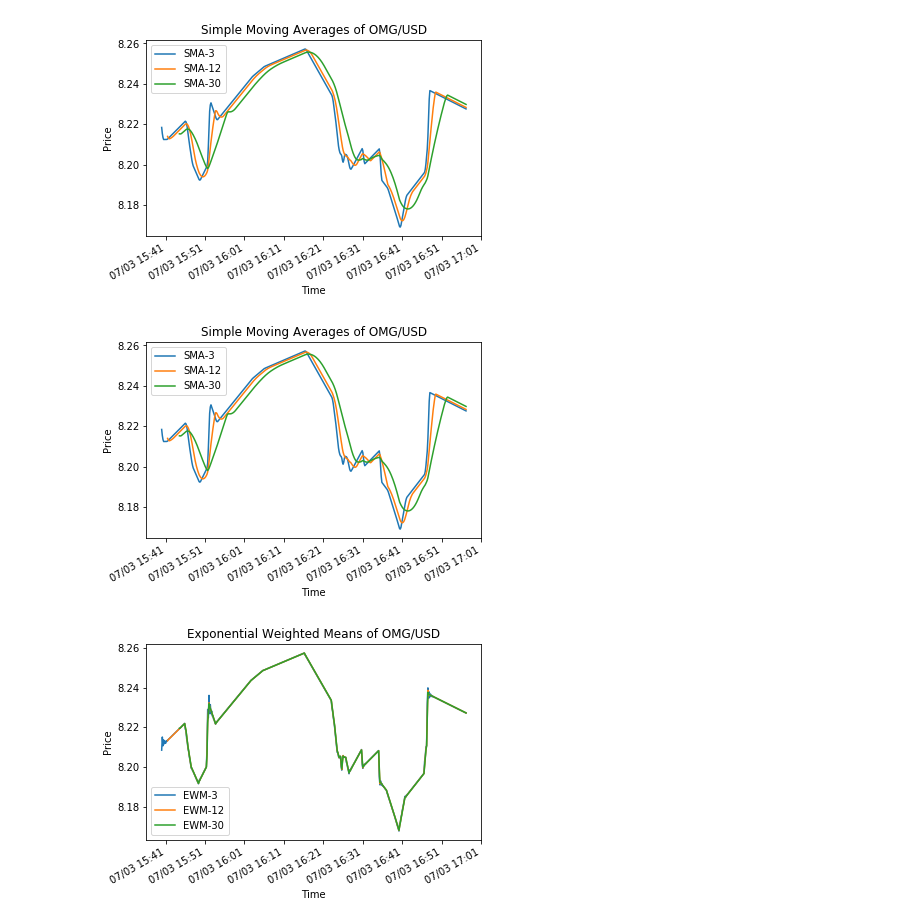
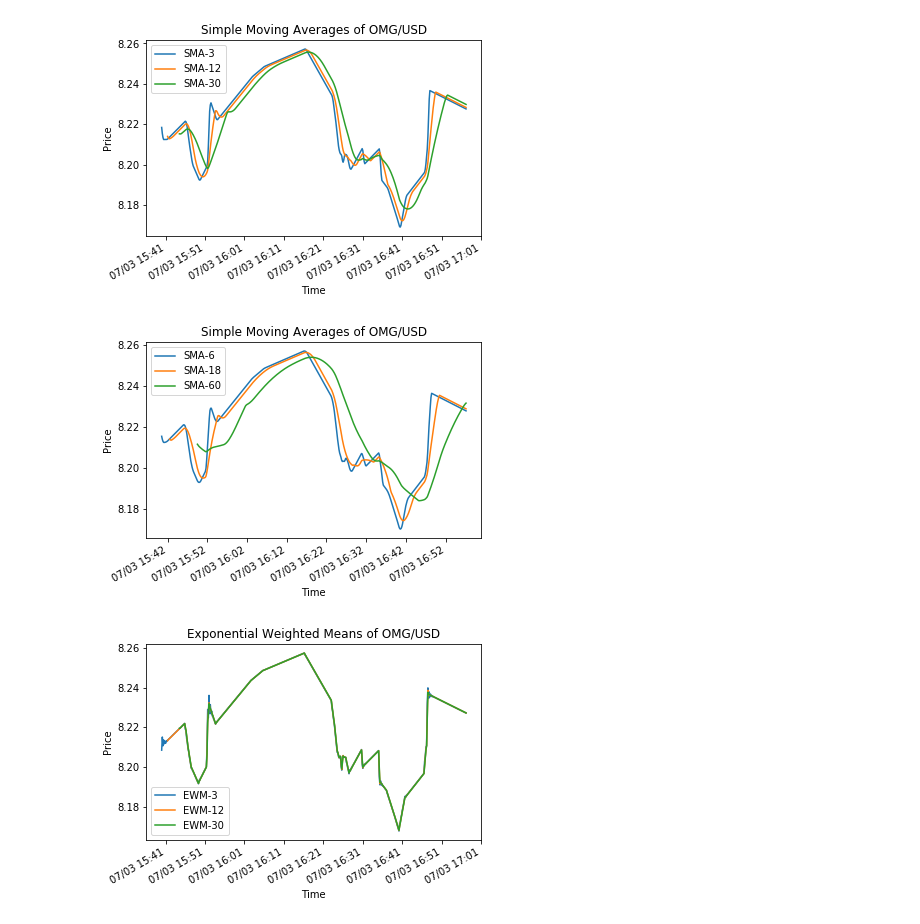
Before and after one commit to shlokKh/Crypto-Brus, a Jupyter notebook: Coin Data Analysis.ipynb, the cells around one changed output. Drawn from its saved outputs; the diff is of its cells as text; code cells hidden in the pictures.

```diff
--- a/Coin Data Analysis.ipynb
+++ b/Coin Data Analysis.ipynb
@@ -84,6 +84,6 @@ plt.show()
 # %%
 plt.figure(1)
-for i in [3, 12, 30]:
+for i in [6, 18, 60]:
     plt.plot(btc2.index.values, btc2['SMA-%s'%i])
 myFmt = mdates.DateFormatter('%m/%d %H:%M');
 ax = plt.axes();
@@ -128,19 +128,19 @@ plt.show()
 [figure]
 # %%
 plt.figure(1)
-for i in [3, 12, 30]:
+for i in [6, 18, 60]:
     plt.plot(omg2.index.values, omg2['SMA-%s'%i])
 myFmt = mdates.DateFormatter('%m/%d %H:%M');
 ax = plt.axes();
 ax.xaxis.set_major_formatter(myFmt);
 plt.gcf().autofmt_xdate();
 plt.title('Simple Moving Averages of OMG/USD')
 plt.xlabel('Time')
 plt.ylabel('Price')
 plt.legend()
 plt.show()
 # %% [output]
-[figure, old version]
+[figure, new version]
 # %%
 plt.figure(4)
 for i in [3, 12, 30]:
```
Also changed, not shown: parts of 6 cells of this notebook, 4 other files.
